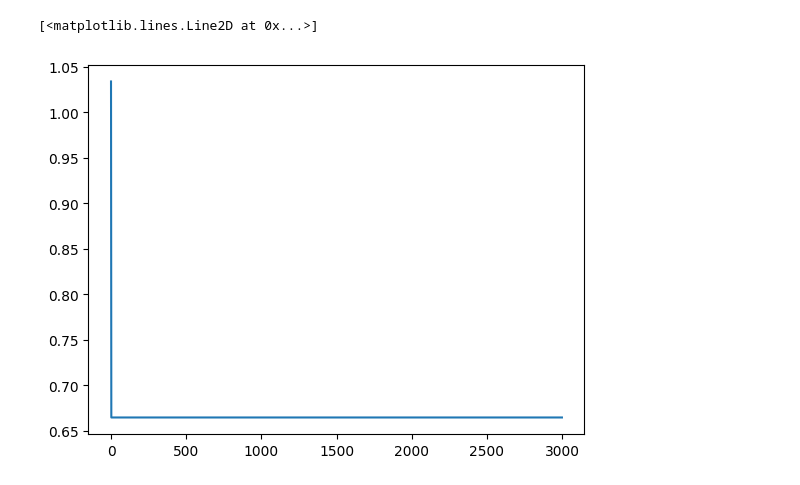
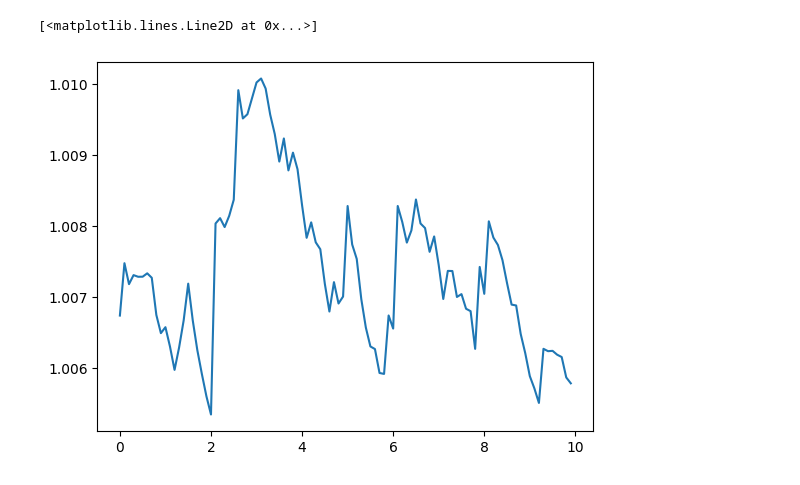
Before and after one commit to michelelupini/MC-project, a Jupyter notebook: main.ipynb, the cells around one changed output. Saved outputs shown, nothing was run; the diff lists cells and outputs as text; code cells hidden in the pictures.

Commit message:
plots

```diff
--- a/main.ipynb
+++ b/main.ipynb
@@ -17,22 +11,41 @@ theta = random_vector = np.random.randint(2, size=d)
 # %%
-loss = []
+losses = []
 
-for _ in range(iterations):
-    pos = np.random.randint(0, d)
-    theta1 = theta.copy()
-    theta1[pos] = not theta[pos]
+def get_samples(iterations, beta, m, d):
 
-    comp = np.exp(-beta *(2 * y.T @ (X @ (theta - theta1))  + (X @ theta) @ (X @ theta).T - (X @ theta1) @ (X @ theta1).T))[0]
-    acceptance = min(1, comp)
+    X = np.random.normal(0, 1, (m, d))
+    theta_true = np.random.normal(0, 1, (d, 1))
 
-    # change state with acceptance probability
-    if np.random.rand(1)[0] < acceptance:
-        theta = theta1
+    y = X @ theta_true
 
-    mse = ((theta_true - theta) ** 2).mean()
-    loss.append(mse)
+    theta = np.random.randint(2, size=d)
+
+    for _ in range(iterations):
+        pos = np.random.randint(0, d)
+        theta1 = theta.copy()
+        theta1[pos] = not theta[pos]
+
+        comp = np.exp(-beta *(2 * y.T @ (X @ (theta - theta1))  + (X @ theta) @ (X @ theta).T - (X @ theta1) @ (X @ theta1).T))[0]
+        acceptance = min(1, comp)
+
+        # change state with acceptance probability
+        if np.random.rand(1)[0] < acceptance:
+            theta = theta1
+
+        mse = (2/d) * ((theta_true - theta) ** 2).mean()
+        losses.append(mse)
+
+        return losses
-# %%
-plt.plot(loss)
-# %% [output]
-[<matplotlib.lines.Line2D at 0x...>]
-[figure, removed]
+# %%
+
+losses_b = []
+betas =  np.arange(0, 10, 0.1)
+
+
+for beta_value in betas:
+    losses_b.append(np.mean(get_samples(iterations, beta_value, m, d)))
+
+plt.plot(betas, losses_b) # always changes
+# %% [output]
+[<matplotlib.lines.Line2D at 0x...>]
+[figure, added]
```
Also changed, not shown: parts of 3 cells of this notebook.
